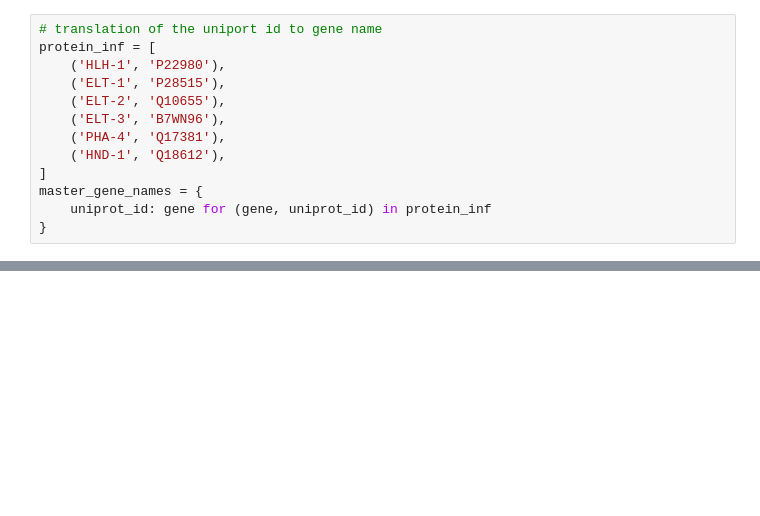
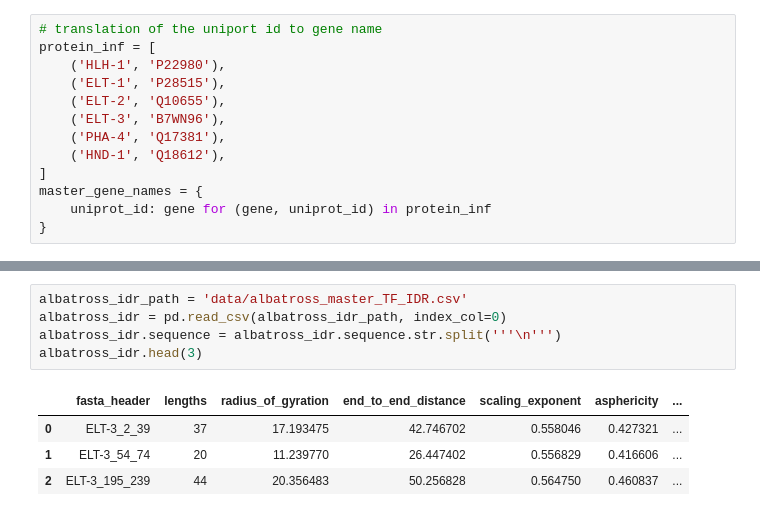
Before and after one commit to gdziubcio/IDR, a Jupyter notebook: analysis_TF.ipynb, the cells around one changed output, grey strips where cells are left out. Cells and saved outputs as stored; diff of their text form; blank space fills up the shorter version.

```diff
--- a/analysis_TF.ipynb
+++ b/analysis_TF.ipynb
@@ -85,0 +94,10 @@ parse_protein_data()
+# %%
+albatross_idr_path = 'data/albatross_master_TF_IDR.csv'
+albatross_idr = pd.read_csv(albatross_idr_path, index_col=0)
+albatross_idr.sequence = albatross_idr.sequence.str.split('''\n''')
+albatross_idr.head(3)
+# %% [output]
+|  | fasta_header | lengths | radius_of_gyration | end_to_end_distance | scaling_exponent | asphericity | ... |
+| 0 | ELT-3_2_39 | 37 | 17.193475 | 42.746702 | 0.558046 | 0.427321 | ... |
+| 1 | ELT-3_54_74 | 20 | 11.239770 | 26.447402 | 0.556829 | 0.416606 | ... |
+| 2 | ELT-3_195_239 | 44 | 20.356483 | 50.256828 | 0.564750 | 0.460837 | ... |
```
Also changed, not shown: parts of 8 cells of this notebook.
